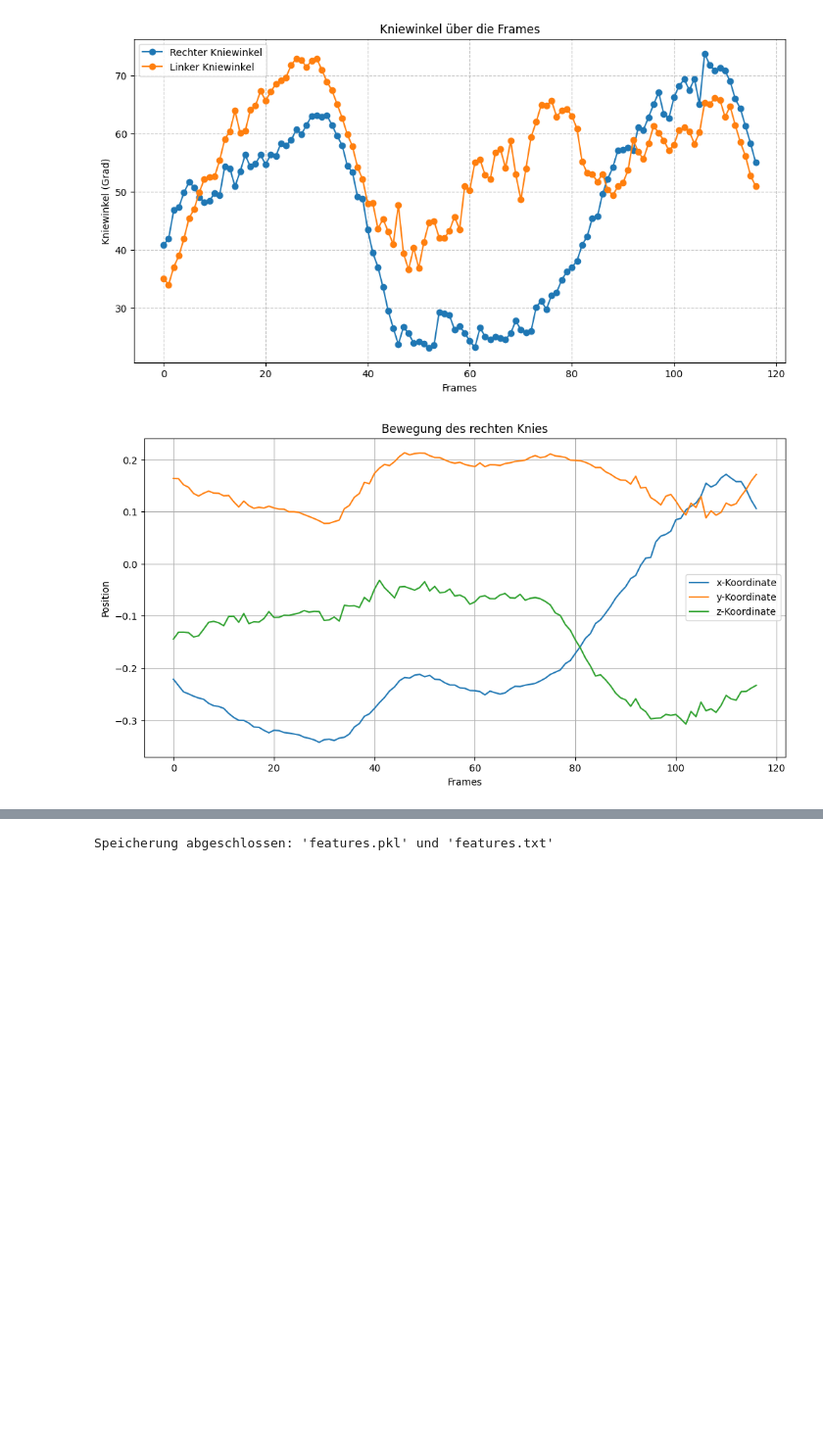
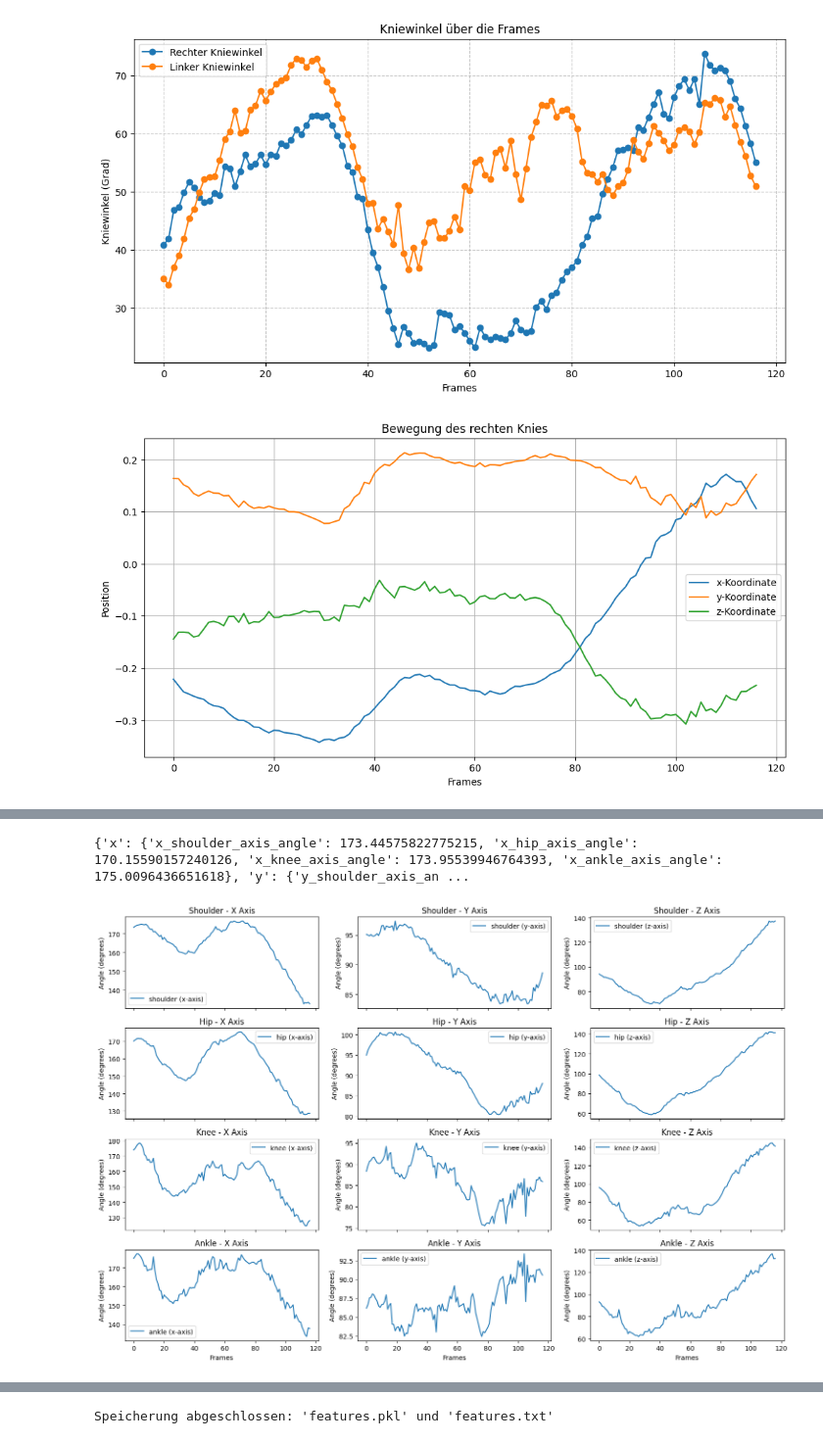
Before and after one commit to pascalghanimi/Ski-Classification-AI, a Jupyter notebook: Feature_Extraction.ipynb, the cells around one changed output, grey strips where cells are left out. Shown at 98% size. Saved outputs shown, nothing was run; the diff lists cells and outputs as text; code cells hidden in the pictures; blank space fills up the shorter version.

```diff
--- a/Feature_Extraction.ipynb
+++ b/Feature_Extraction.ipynb
@@ -508,3 +416,67 @@ plot_lower_leg_angles(lower_leg_angles)
+# %%
+import matplotlib.pyplot as plt
+
+def calculate_axis_angles(result):
+    axis_vectors = {
+        "x": np.array([1, 0, 0]),
+        "y": np.array([0, 1, 0]),
+        "z": np.array([0, 0, 1])
+    }
+    axis_angles = {}
+
+    for i, frame in enumerate(result.keys()):
+        axis_angles[i] = {}
+
+        joints = result[frame]['3d_joints'][0]
+        axes = {
+            "shoulder": joints[r_shoulder_num] - joints[l_shoulder_num],
+            "hip": joints[r_hip_num] - joints[l_hip_num],
+            "knee": joints[r_knee_num] - joints[l_knee_num],
+            "ankle": joints[r_ankle_num] - joints[l_ankle_num]
+        }
+
+        for axis_name, axis_vector in axis_vectors.items():
+            axis_angles[i][axis_name] = {}
+
+            for joint_name, joint_vector in axes.items():
+                angle = np.degrees(np.arccos(np.dot(joint_vector, axis_vector) /
+                                             (np.linalg.norm(joint_vector) * np.linalg.norm(axis_vector))))
+                axis_angles[i][axis_name][f"{axis_name}_{joint_name}_axis_angle"] = angle
+
+    return axis_angles
+
+def plot_axis_angles(axis_angles):
+    frames = list(axis_angles.keys())
+    joint_names = ["shoulder", "hip", "knee", "ankle"]
+    axis_names = ["x", "y", "z"]
+
+    fig, axs = plt.subplots(len(joint_names), len(axis_names), figsize=(15, 10), sharex=True)
+
+    for j, joint in enumerate(joint_names):
+        for a, axis in enumerate(axis_names):
+            angles = [axis_angles[frame][axis][f"{axis}_{joint}_axis_angle"] for frame in frames]
+            axs[j, a].plot(frames, angles, label=f"{joint} ({axis}-axis)")
+            axs[j, a].set_title(f"{joint.capitalize()} - {axis.upper()} Axis")
+            axs[j, a].set_ylabel("Angle (degrees)")
+            axs[j, a].legend()
+
+    for ax in axs[-1, :]:
+        ax.set_xlabel("Frames")
+
+    plt.tight_layout()
+    plt.show()
+
+# Berechnung der Winkel
+axis_angles = calculate_axis_angles(result)
+
+# Beispiel-Ausgabe für Frame 0
+print(axis_angles[0])
+
+# Plotten der Winkel
+plot_axis_angles(axis_angles)
+# %% [output]
+{'x': {'x_shoulder_axis_angle': 173.44575822775215, 'x_hip_axis_angle': 170.15590157240126, 'x_knee_axis_angle': 173.95539946764393, 'x_ankle_axis_angle': 175.0096436651618}, 'y': {'y_shoulder_axis_an ...
+[figure, added]
 # %%
 COM_angles = {}
 
```
Also changed, not shown: parts of 13 cells of this notebook.
